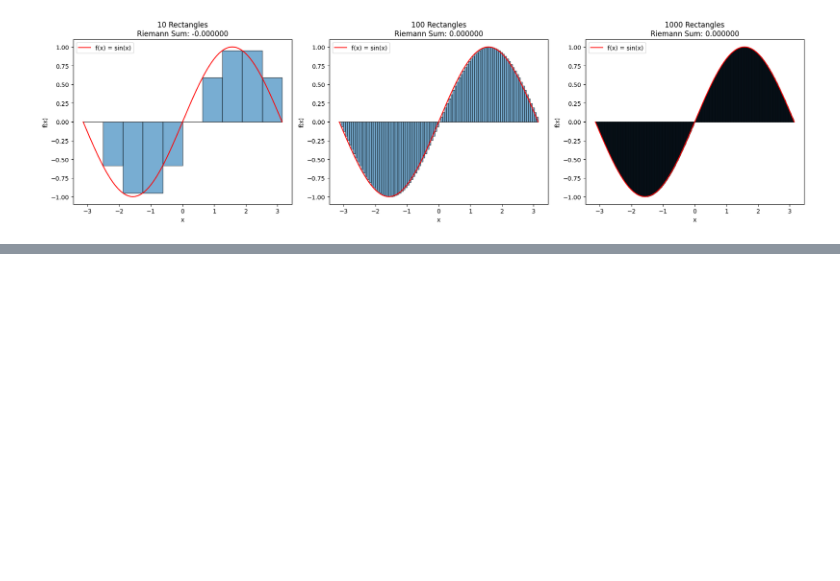
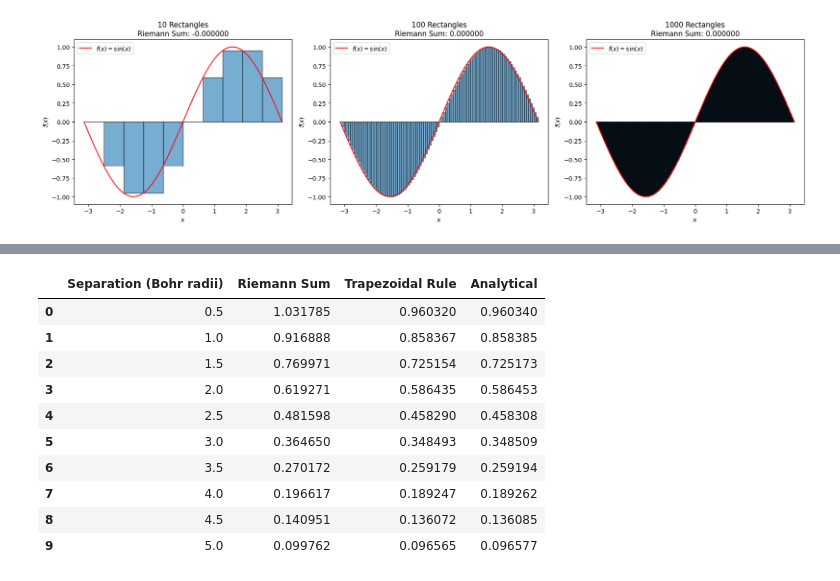
Before and after one commit to zzhenglab/comp-prob-solv, a Jupyter notebook: book/_build/jupyter_execute/lecture-05-integration.ipynb, the cells around one changed output, grey strips where cells are left out. Drawn from its saved outputs; the diff is of its cells as text; code cells hidden in the pictures; blank space fills up the shorter version.

```diff
--- a/book/_build/jupyter_execute/lecture-05-integration.ipynb
+++ b/book/_build/jupyter_execute/lecture-05-integration.ipynb
@@ -273,0 +278,55 @@ Separation: 5.00 a0 | Numerical: 0.096565 | Analytical: 0.096577
+# %%
+import pandas as pd
+
+# Separation values between the two hydrogen atoms in Bohr radii
+R_values = np.linspace(0.5, 5, 10)
+
+# Function to compute analytical overlap integral
+def analytical_overlap_integral(R):
+    """
+    Computes the analytical overlap integral.
+
+    Parameters:
+    R (float): Separation distance between the centers of the two atomic orbitals in Bohr radii.
+
+    Returns:
+    float: The analytical overlap integral.
+    """
+    return (1 + R + R**2 / 3) * np.exp(-R)
+
+# Lists to store the results
+analytical_results = []
+riemann_results = []
+trapezoidal_results = []
+
+# Compute the overlap integral for different separation values
+for R in R_values:
+    S_analytical = analytical_overlap_integral(R)
+    S_riemann = overlap_integral(N=100, grid_range=7, separation=R)
+    S_trapezoidal = overlap_integral_trapezoid(N=100, grid_range=7, separation=R)
+    analytical_results.append(S_analytical)
+    riemann_results.append(S_riemann)
+    trapezoidal_results.append(S_trapezoidal)
+
+# Create a DataFrame to display the results
+results_df = pd.DataFrame({
+    "Separation (Bohr radii)": R_values,
+    "Riemann Sum": riemann_results,
+    "Trapezoidal Rule": trapezoidal_results,
+    "Analytical": analytical_results
+})
+
+# Display the results
+results_df
+# %% [output]
+|  | Separation (Bohr radii) | Riemann Sum | Trapezoidal Rule | Analytical |
+| 0 | 0.5 | 1.031785 | 0.960320 | 0.960340 |
+| 1 | 1.0 | 0.916888 | 0.858367 | 0.858385 |
+| 2 | 1.5 | 0.769971 | 0.725154 | 0.725173 |
+| 3 | 2.0 | 0.619271 | 0.586435 | 0.586453 |
+| 4 | 2.5 | 0.481598 | 0.458290 | 0.458308 |
+| 5 | 3.0 | 0.364650 | 0.348493 | 0.348509 |
+| 6 | 3.5 | 0.270172 | 0.259179 | 0.259194 |
+| 7 | 4.0 | 0.196617 | 0.189247 | 0.189262 |
+| 8 | 4.5 | 0.140951 | 0.136072 | 0.136085 |
+| 9 | 5.0 | 0.099762 | 0.096565 | 0.096577 |
```
Also changed, not shown: parts of 15 cells of this notebook, 41 other files.
